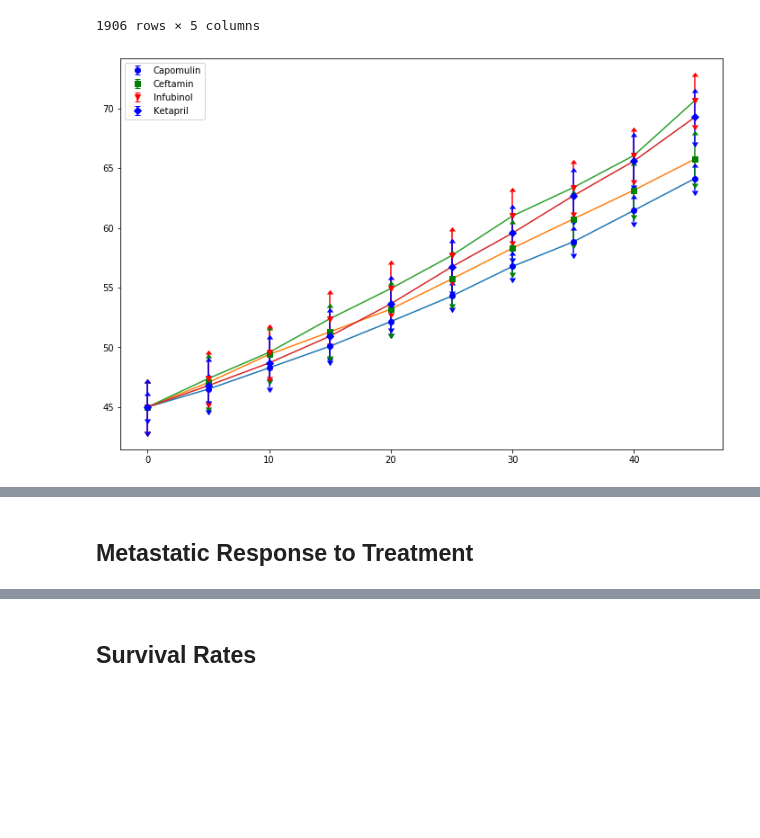
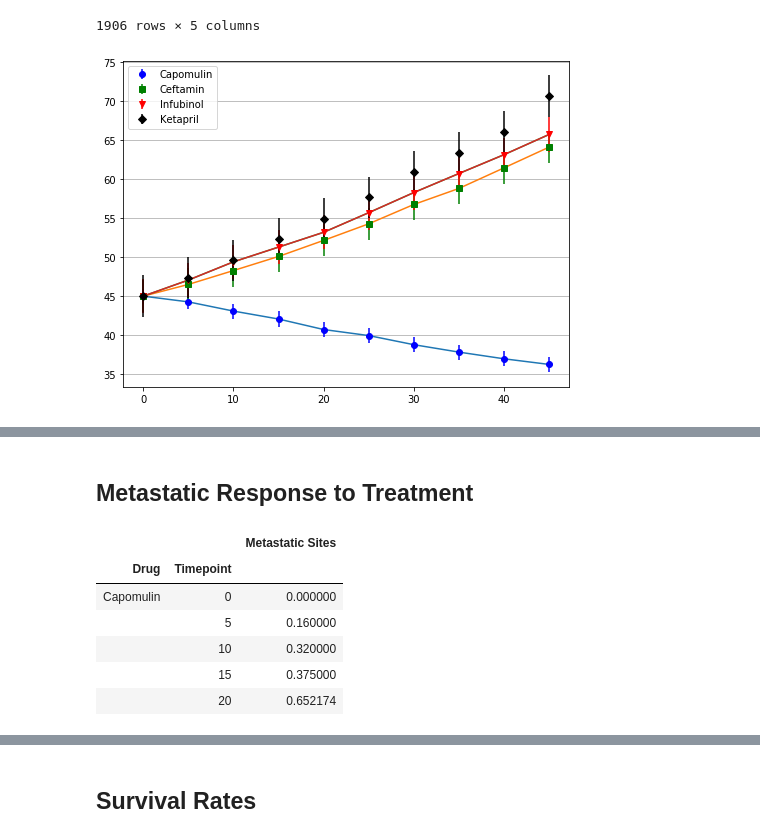
Before and after one commit to maheshdivan/matplotlib-challenge, a Jupyter notebook: Pymaceuticals/pymaceuticals_starter.ipynb, the cells around one changed output, grey strips where cells are left out. Saved outputs shown, nothing was run; the diff lists cells and outputs as text; code cells hidden in the pictures; blank space fills up the shorter version.

```diff
--- a/Pymaceuticals/pymaceuticals_starter.ipynb
+++ b/Pymaceuticals/pymaceuticals_starter.ipynb
@@ -134,44 +136,46 @@ final_df=mean_f_df['Tumor Volume (mm3)']
 #mean_f_df.index
 #mean_f_df
 #ax=plt.gca()
 #len(final_df)
 #final_df.iloc[:,0]
 
 #sem_df["Tumor Volume (mm3)":"sem"]
 
 
 
 #for i in range(1,len(final_df)):
 #fig, (ax1,ax2,ax3,ax4) = plt.subplots(4,sharex=True)
 error1=final_df.iloc[:,0].sem()
 error2=final_df.iloc[:,1].sem()
-error3=final_df.iloc[:,1].sem()
-error4=final_df.iloc[:,1].sem()
+error3=final_df.iloc[:,2].sem()
+error4=final_df.iloc[:,3].sem()
+
+plt.plot(final_df.index,final_df.iloc[:,0])
+plt.errorbar(final_df.index,final_df.iloc[:,0],yerr=error1,fmt="o", color="b",label='Capomulin')
 
 plt.plot(final_df.index,final_df.iloc[:,1])
-plt.errorbar(final_df.index,final_df.iloc[:,1],yerr=error1,fmt="o", color="b",label='Capomulin',uplims=True, lolims=True)
+plt.errorbar(final_df.index,final_df.iloc[:,1],yerr=error2,fmt="s", color="g",label='Ceftamin')
 
 plt.plot(final_df.index,final_df.iloc[:,2])
-plt.errorbar(final_df.index,final_df.iloc[:,2],yerr=error2,fmt="s", color="g",label='Ceftamin',uplims=True, lolims=True)
+plt.errorbar(final_df.index,final_df.iloc[:,2],yerr=error3,fmt="v", color="r",label='Infubinol')
 
-plt.plot(final_df.index,final_df.iloc[:,3])
-plt.errorbar(final_df.index,final_df.iloc[:,3],yerr=error3,fmt="v", color="r",label='Infubinol',uplims=True, lolims=True)
-
-plt.plot(final_df.index,final_df.iloc[:,4])
-plt.errorbar(final_df.index,final_df.iloc[:,4],yerr=error4,fmt="D", color="b",label='Ketapril',uplims=True, lolims=True)
+plt.plot(final_df.index,final_df.iloc[:,2])
+plt.errorbar(final_df.index,final_df.iloc[:,3],yerr=error4,fmt="D", color="k",label='Ketapril')
 #fig, ax = plt.subplots()
 
 #ax.errorbar(final_df.index,final_df.iloc[:,i],yerr=sem_df["Tumor Volume (mm3)"])
 
 
 plt.legend(loc='Upper left')
 
+plt.grid(axis='y')
+
 fig = matplotlib.pyplot.gcf()
-fig.set_size_inches(12, 8)
+fig.set_size_inches(8, 6)
 
 fig.savefig('test2png.png', dpi=100)
 # %% [output]
-[figure, old version]
+[figure, new version]
 # %%
 # Show the Figure
 plt.show()
@@ -181,7 +185,18 @@ plt.show()
 ## Metastatic Response to Treatment
 # %%
 # Store the Mean Met. Site Data Grouped by Drug and Timepoint
+
+met_df=acc_df.groupby(['Drug','Timepoint']).agg({"Metastatic Sites":"mean"})
 
 # Convert to DataFrame
 
 # Preview DataFrame
+met_df.head()
+# %% [output]
+|  |  | Metastatic Sites |
+| Drug | Timepoint |  |
+| Capomulin | 0 | 0.000000 |
+|  | 5 | 0.160000 |
+|  | 10 | 0.320000 |
+|  | 15 | 0.375000 |
+|  | 20 | 0.652174 |
```
Also changed, not shown: parts of 18 cells of this notebook, 4 other files.
